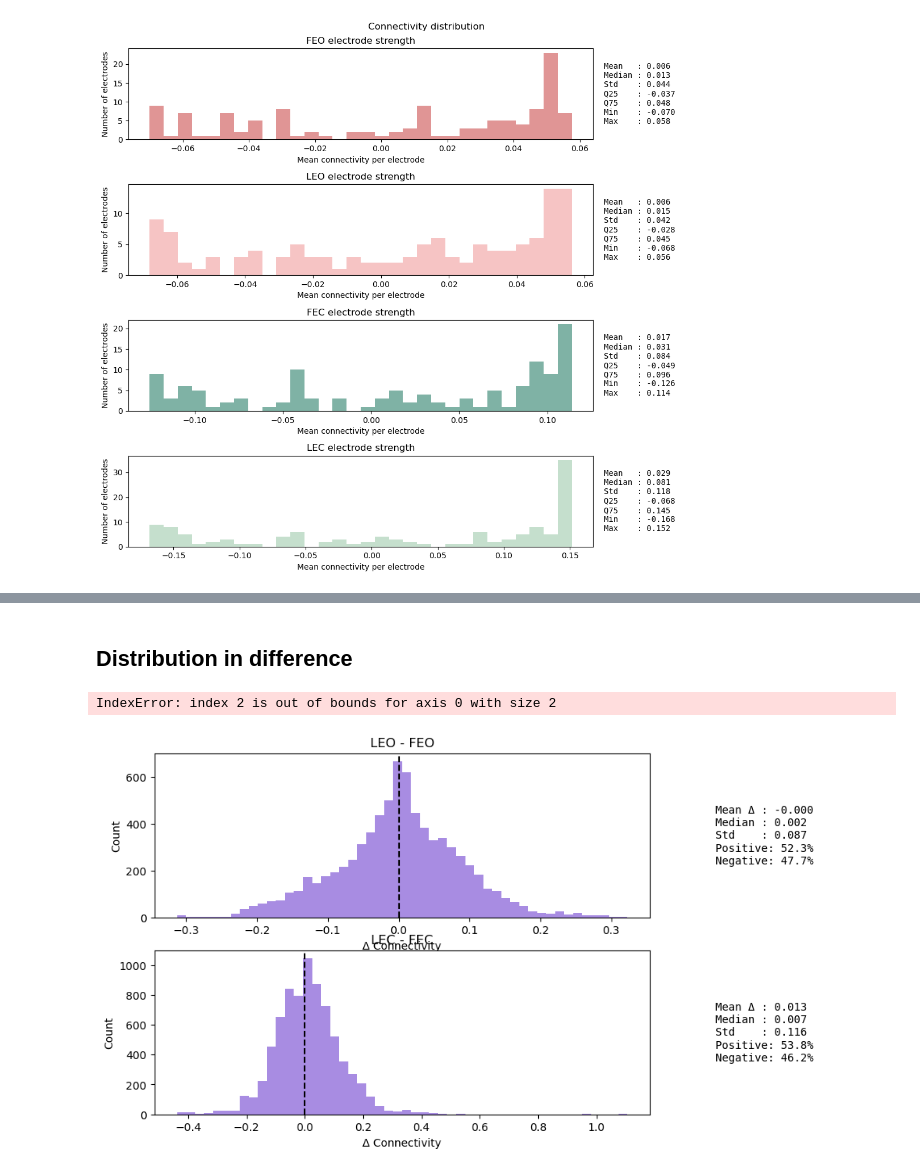
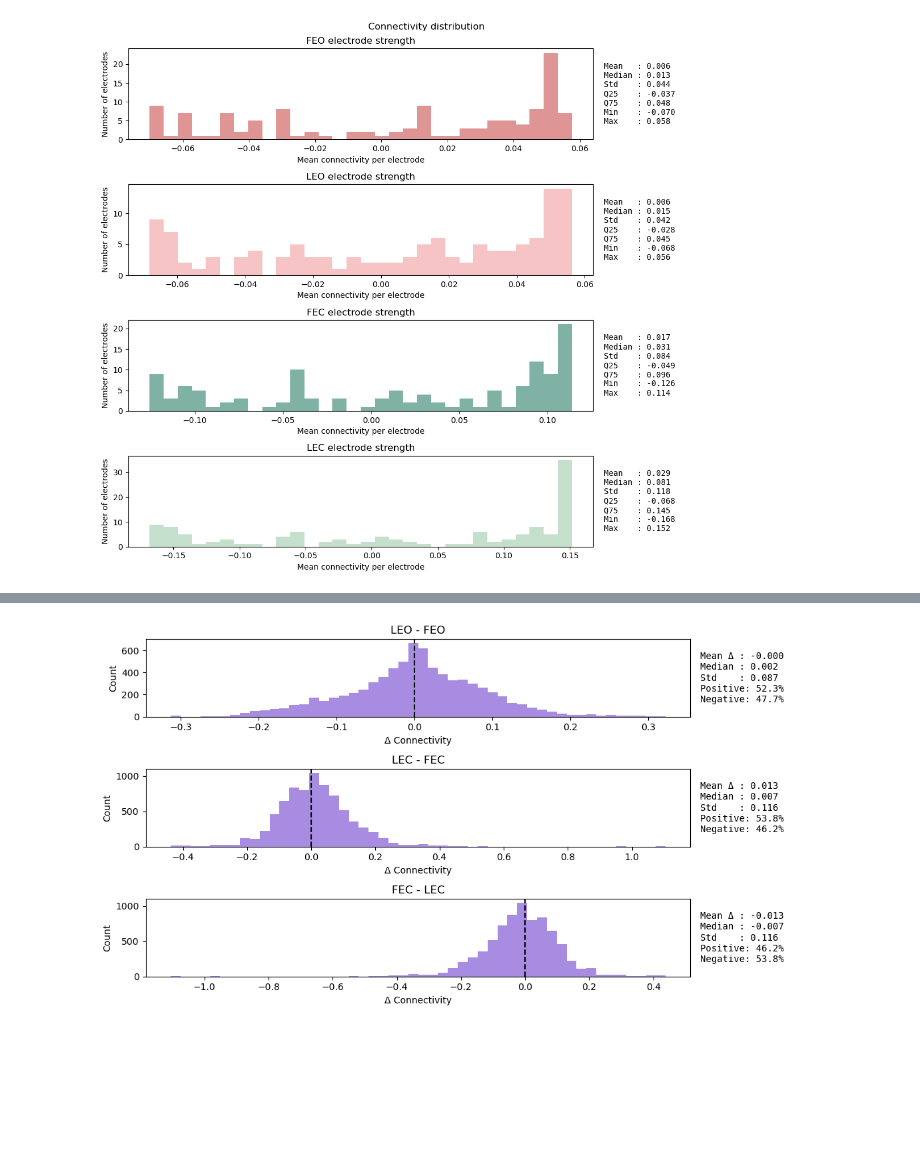
Before and after one commit to Beelzebufo2001/AnalysisBooredEEG, a Jupyter notebook: Notebook/Analysis/QuantifyingFunctions.ipynb, the cells around one changed output, grey strips where cells are left out. Cells and saved outputs as stored; diff of their text form; code cells hidden in the pictures; blank space fills up the shorter version.

Commit message:
Finished distribution functions

```diff
--- a/Notebook/Analysis/QuantifyingFunctions.ipynb
+++ b/Notebook/Analysis/QuantifyingFunctions.ipynb
@@ -682,2 +777,0 @@ Takže tvoje intuice byla správná, že to "vypadá podobně", protože všude
-# %% [markdown]
-<h2>Distribution in difference</h2>
@@ -714,7 +840,7 @@ def plot_difference_distribution(segments):
 
 
     fig, axes = plt.subplots(
-        2,2,
+        3,2,
         figsize=(12,6),
         gridspec_kw={"width_ratios":[3,1]}
     )
@@ -767,32 +893,31 @@ def plot_difference_distribution(segments):
 
         stats.axis("off")
 
 
         text = (
             f"Mean Δ : {np.mean(values):.3f}\n"
             f"Median : {np.median(values):.3f}\n"
             f"Std    : {np.std(values):.3f}\n"
             f"Positive: {np.mean(values>0)*100:.1f}%\n"
             f"Negative: {np.mean(values<0)*100:.1f}%"
         )
 
 
         stats.text(
             0,
             0.5,
             text,
             fontsize=10,
             va="center",
             family="monospace"
         )
 
 
     plt.tight_layout()
 
     return fig, axes
 
 figure = plot_difference_distribution(segments)
 plt.show()
 # %% [output]
-IndexError: index 2 is out of bounds for axis 0 with size 2
-[figure, old version]
+[figure, new version]
```
Also changed, not shown: parts of 10 cells of this notebook.
